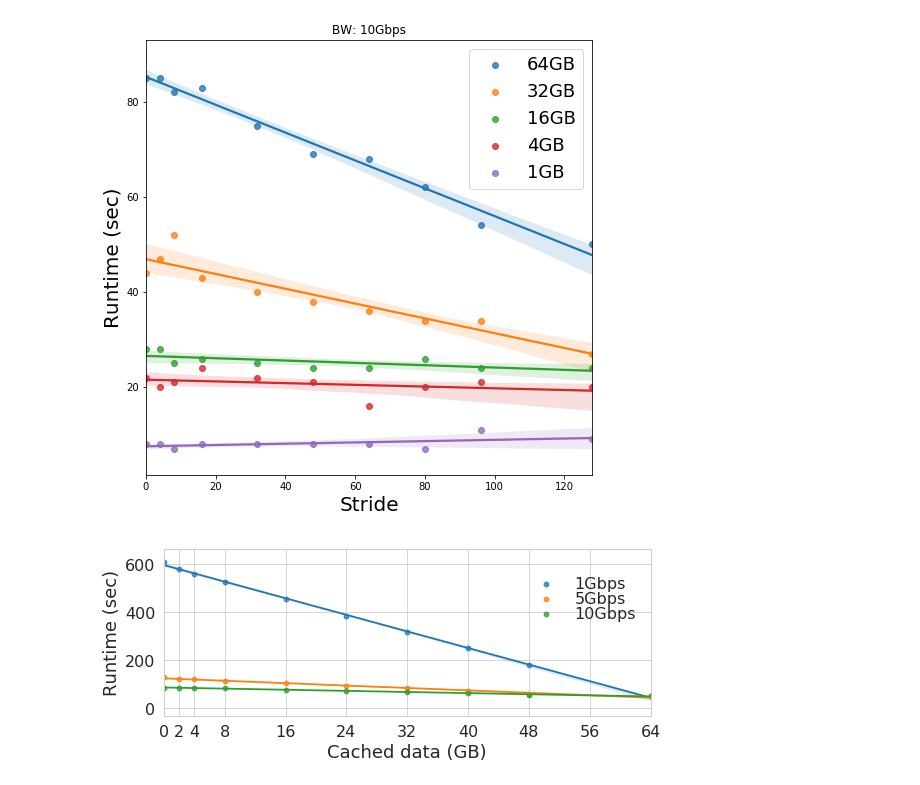
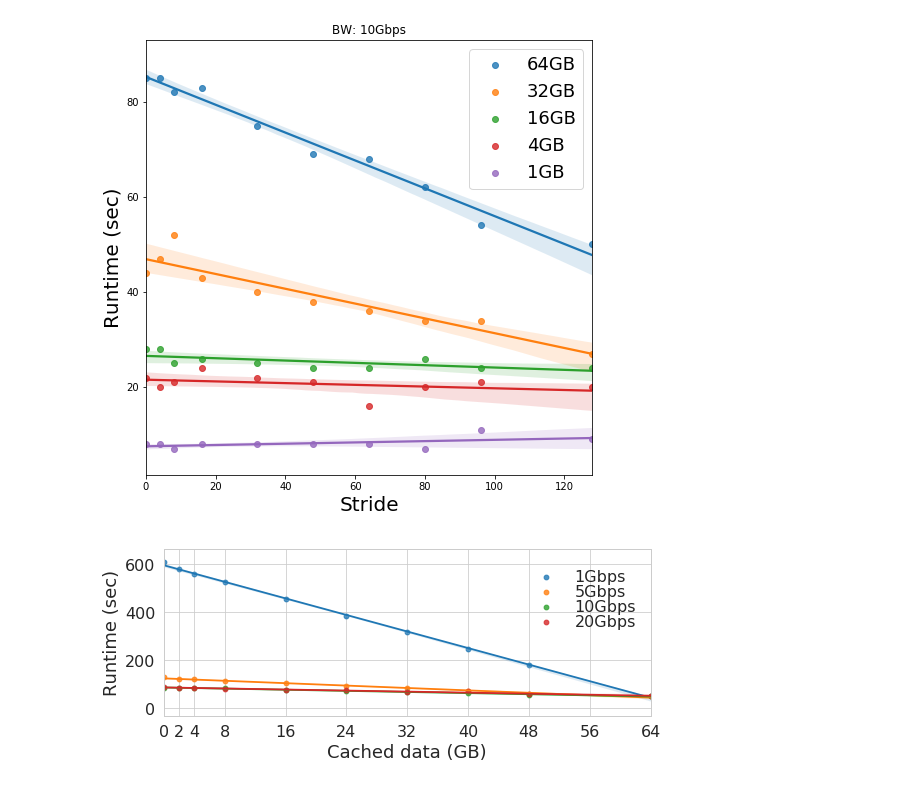
Before and after one commit to UmasouTTT/Kariz, a Jupyter notebook: code/ipython/spark.ipynb, the cells around one changed output. Saved outputs shown, nothing was run; the diff lists cells and outputs as text; code cells hidden in the pictures.

```diff
--- a/code/ipython/spark.ipynb
+++ b/code/ipython/spark.ipynb
@@ -569,36 +569,36 @@ fig, ax = plt.subplots(figsize=(8, 3))
 #sns.regplot(x='stride', y='runtime', ax=ax, label='0.5Gbps',
 #            data=df[(df['bw']=='500Mbps') & (df['dataset']=='64G') & (df['stage_id']==0)])
 
 sns.regplot(x='stride', y='runtime', ax=ax,label='1Gbps',
             data=df[(df['bw']=='1Gbps') & (df['dataset']=='64G') & (df['stage_id']==0)])
 
 sns.regplot(x='stride', y='runtime', ax=ax,label='5Gbps',
             data=df[(df['bw']=='5Gbps') & (df['dataset']=='64G') & (df['stage_id']==0)])
 
 sns.regplot(x='stride', y='runtime', ax=ax, label='10Gbps',
             data=df[(df['bw']=='10Gbps') & (df['dataset']=='64G') & (df['stage_id']==0)])
 
-#sns.regplot(x='stride', y='runtime', ax=ax,label='20Gbps',
-#            data=df[(df['bw']=='20Gbps') & (df['dataset']=='64G') & (df['stage_id']==0)])
+sns.regplot(x='stride', y='runtime', ax=ax,label='20Gbps',
+            data=df[(df['bw']=='20Gbps') & (df['dataset']=='64G') & (df['stage_id']==0)])
 
 
 ax.set_xlabel('Cached data (GB)', fontsize=18)
 ax.set_ylabel('Runtime (sec)', fontsize=18)
 ax.tick_params(labelsize=16)
 ax.set_xticks([0,4,  8, 16, 32, 48, 64, 80, 96, 112, 128])
 ax.xaxis.set_major_formatter(ticker.FuncFormatter(format_xticks))
 ax.set_xlim(0, 128)
 #ax.set_ylim(0, 1200)
 plt.legend(fontsize=16, loc=7, facecolor=None, framealpha=0, labelspacing=0,
          bbox_to_anchor=(1, 0.7))
 plt.subplots_adjust(left=0.15, bottom=0.2, right=0.995, top=0.97)
 fig.savefig('/local0/Kariz/code/ipython/fig_partialslope_runtime_wc_spark.pdf', format='pdf', dpi=200)
 fig.savefig('/local0/Kariz/code/ipython/fig_partialslope_runtime_wc_spark.png', format='png', dpi=200)
 
 
 plt.show()
 # %% [output]
-[figure, old version]
+[figure, new version]
 # %%
 gg = df.groupby(['bw', 'dataset'])
 for index, g in gg:
```
Also changed, not shown: 3 other files.
